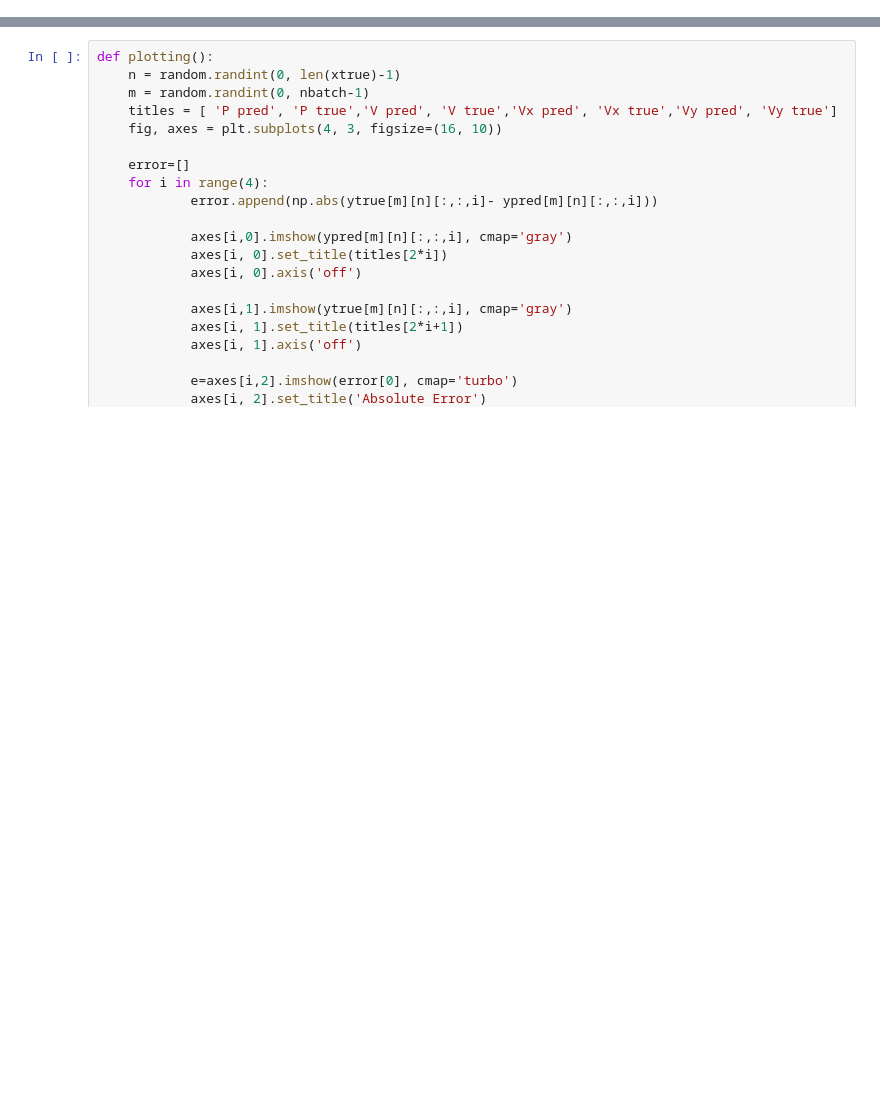
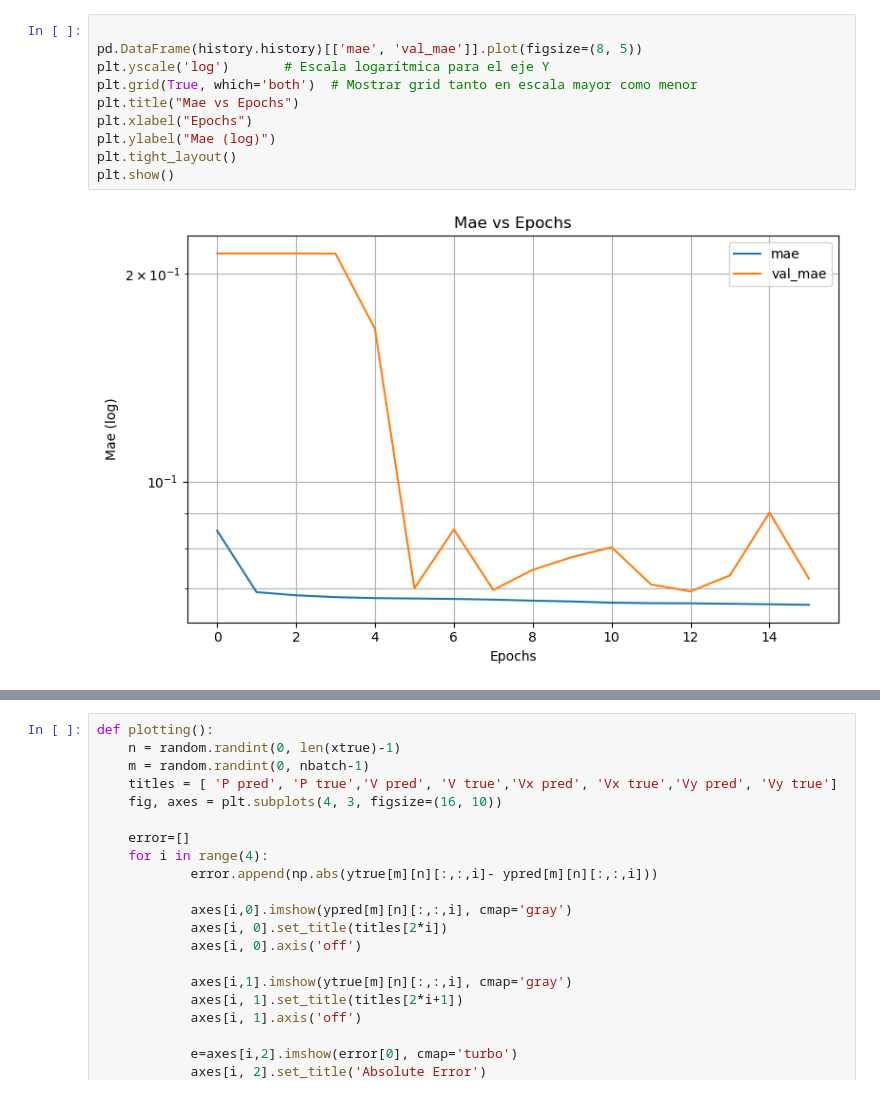
Before and after one commit to andromeda2075/predicting-flow-patterns, a Jupyter notebook: New11.ipynb, the cells around one changed output, grey strips where cells are left out. Drawn from its saved outputs; the diff is of its cells as text; blank space fills up the shorter version.

```diff
--- a/New11.ipynb
+++ b/New11.ipynb
@@ -325,0 +412,12 @@ PREDICTING TIME IN  2.8028 seconds.
+# %%
+
+pd.DataFrame(history.history)[['mae', 'val_mae']].plot(figsize=(8, 5))
+plt.yscale('log')       # Escala logarítmica para el eje Y
+plt.grid(True, which='both')  # Mostrar grid tanto en escala mayor como menor
+plt.title("Mae vs Epochs")
+plt.xlabel("Epochs")
+plt.ylabel("Mae (log)")
+plt.tight_layout()
+plt.show()
+# %% [output]
+[figure, added]
```
Also changed, not shown: parts of 35 cells of this notebook, 1 other file.
